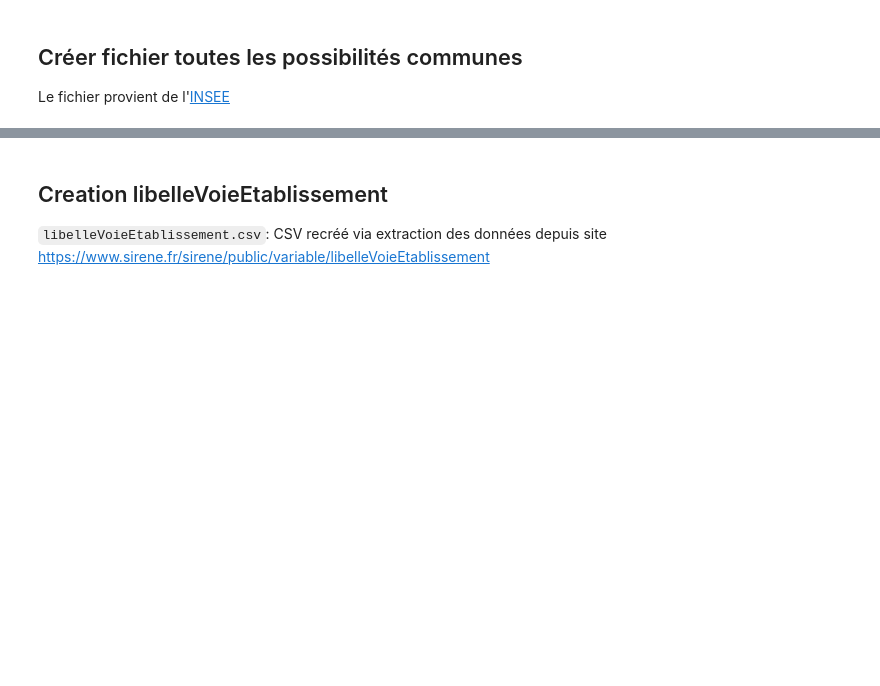
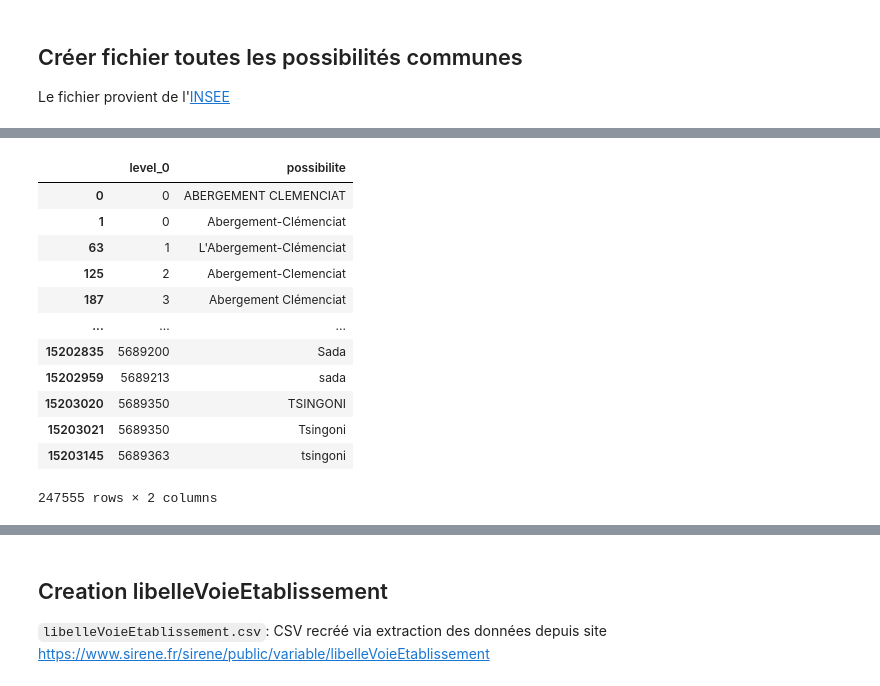
Before and after one commit to thomaspernet/InseeInpi_matching, a Jupyter notebook: Notebooks_matching/Data_preprocessed/programme_matching/data/Source_intermediates.ipynb, the cells around one changed output, grey strips where cells are left out. Drawn from its saved outputs; the diff is of its cells as text; code cells hidden in the pictures; blank space fills up the shorter version.

```diff
--- a/Notebooks_matching/Data_preprocessed/programme_matching/data/Source_intermediates.ipynb
+++ b/Notebooks_matching/Data_preprocessed/programme_matching/data/Source_intermediates.ipynb
@@ -23 +102,22 @@ Le fichier provient de l'[INSEE](https://www.insee.fr/fr/information/3720946)
+# %%
+ (communes
+            .stack()
+            .rename('possibilite')
+            .reset_index()
+            .drop(columns='level_1')
+            .drop_duplicates(subset=['possibilite']))
+# %% [output]
+|  | level_0 | possibilite |
+| 0 | 0 | ABERGEMENT CLEMENCIAT |
+| 1 | 0 | Abergement-Clémenciat |
+| 63 | 1 | L'Abergement-Clémenciat |
+| 125 | 2 | Abergement-Clemenciat |
+| 187 | 3 | Abergement Clémenciat |
+| ... | ... | ... |
+| 15202835 | 5689200 | Sada |
+| 15202959 | 5689213 | sada |
+| 15203020 | 5689350 | TSINGONI |
+| 15203021 | 5689350 | Tsingoni |
+| 15203145 | 5689363 | tsingoni |
+247555 rows × 2 columns
 # %%
```
Also changed, not shown: parts of 7 cells of this notebook, 14 other files.
